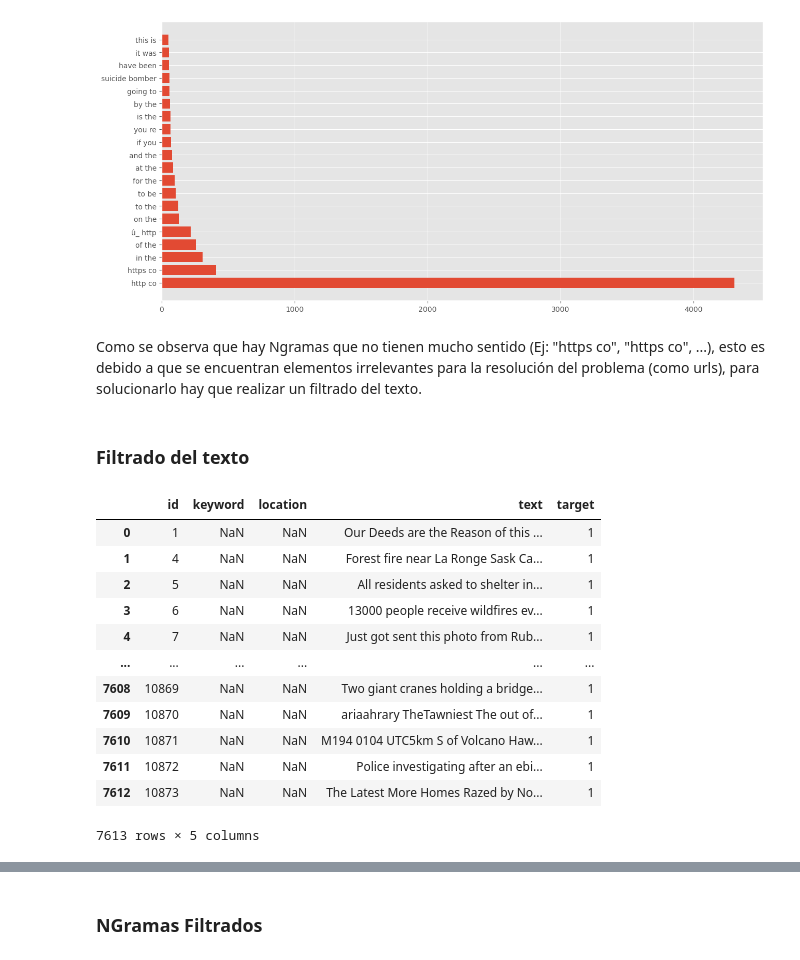
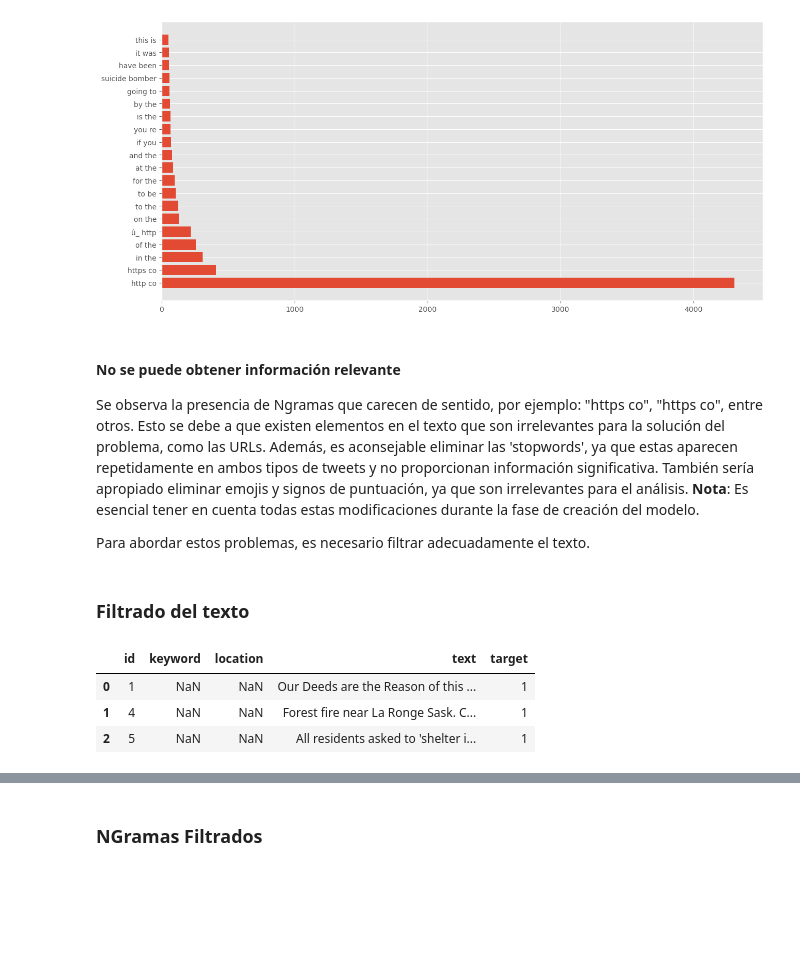
Before and after one commit to Enric-Gil-Gallen/NPL-with-Disaster-Tweets, a Jupyter notebook: notebooks/1-EDA/0-Exploration_dataset.ipynb, the cells around one changed output, grey strips where cells are left out. Drawn from its saved outputs; the diff is of its cells as text; code cells hidden in the pictures; blank space fills up the shorter version.

```diff
--- a/notebooks/1-EDA/0-Exploration_dataset.ipynb
+++ b/notebooks/1-EDA/0-Exploration_dataset.ipynb
@@ -586,24 +586,18 @@ plt.barh(*zip(*words_freq))
 plt.show()
 # %% [output]
 [figure]
-# %% [markdown]
-Como se observa que hay Ngramas que no tienen mucho sentido (Ej: "https co", "https co", ...), esto es debido a que se encuentran elementos irrelevantes para la resolución del problema (como urls), para solucionarlo hay que realizar un filtrado del texto.
+# %% [markdown]
+#### No se puede obtener información relevante
+Se observa la presencia de Ngramas que carecen de sentido, por ejemplo: "https co", "https co", entre otros. Esto se debe a que existen elementos en el texto que son irrelevantes para la solución del problema, como las URLs. Además, es aconsejable eliminar las 'stopwords', ya que estas aparecen repetidamente en ambos tipos de tweets y no proporcionan información significativa. También sería apropiado eliminar emojis y signos de puntuación, ya que son irrelevantes para el análisis.
+**Nota**: Es esencial tener en cuenta todas estas modificaciones durante la fase de creación del modelo.
+
+Para abordar estos problemas, es necesario filtrar adecuadamente el texto.
 # %% [markdown]
 ### Filtrado del texto
-# %%
-X_train_filtred = clean_text_field(X_train)
-X_train_filtred
-# %% [output]
-|  | id | keyword | location | text | target |
-| 0 | 1 | NaN | NaN | Our Deeds are the Reason of this ... | 1 |
-| 1 | 4 | NaN | NaN | Forest fire near La Ronge Sask Ca... | 1 |
-| 2 | 5 | NaN | NaN | All residents asked to shelter in... | 1 |
-| 3 | 6 | NaN | NaN | 13000 people receive wildfires ev... | 1 |
-| 4 | 7 | NaN | NaN | Just got sent this photo from Rub... | 1 |
-| ... | ... | ... | ... | ... | ... |
-| 7608 | 10869 | NaN | NaN | Two giant cranes holding a bridge... | 1 |
-| 7609 | 10870 | NaN | NaN | ariaahrary TheTawniest The out of... | 1 |
-| 7610 | 10871 | NaN | NaN | M194 0104 UTC5km S of Volcano Haw... | 1 |
-| 7611 | 10872 | NaN | NaN | Police investigating after an ebi... | 1 |
-| 7612 | 10873 | NaN | NaN | The Latest More Homes Razed by No... | 1 |
-7613 rows × 5 columns
+# %%
+X_train.head(3)
+# %% [output]
+|  | id | keyword | location | text | target |
+| 0 | 1 | NaN | NaN | Our Deeds are the Reason of this ... | 1 |
+| 1 | 4 | NaN | NaN | Forest fire near La Ronge Sask. C... | 1 |
+| 2 | 5 | NaN | NaN | All residents asked to 'shelter i... | 1 |
```
Also changed, not shown: parts of 6 cells of this notebook, 3 other files.
